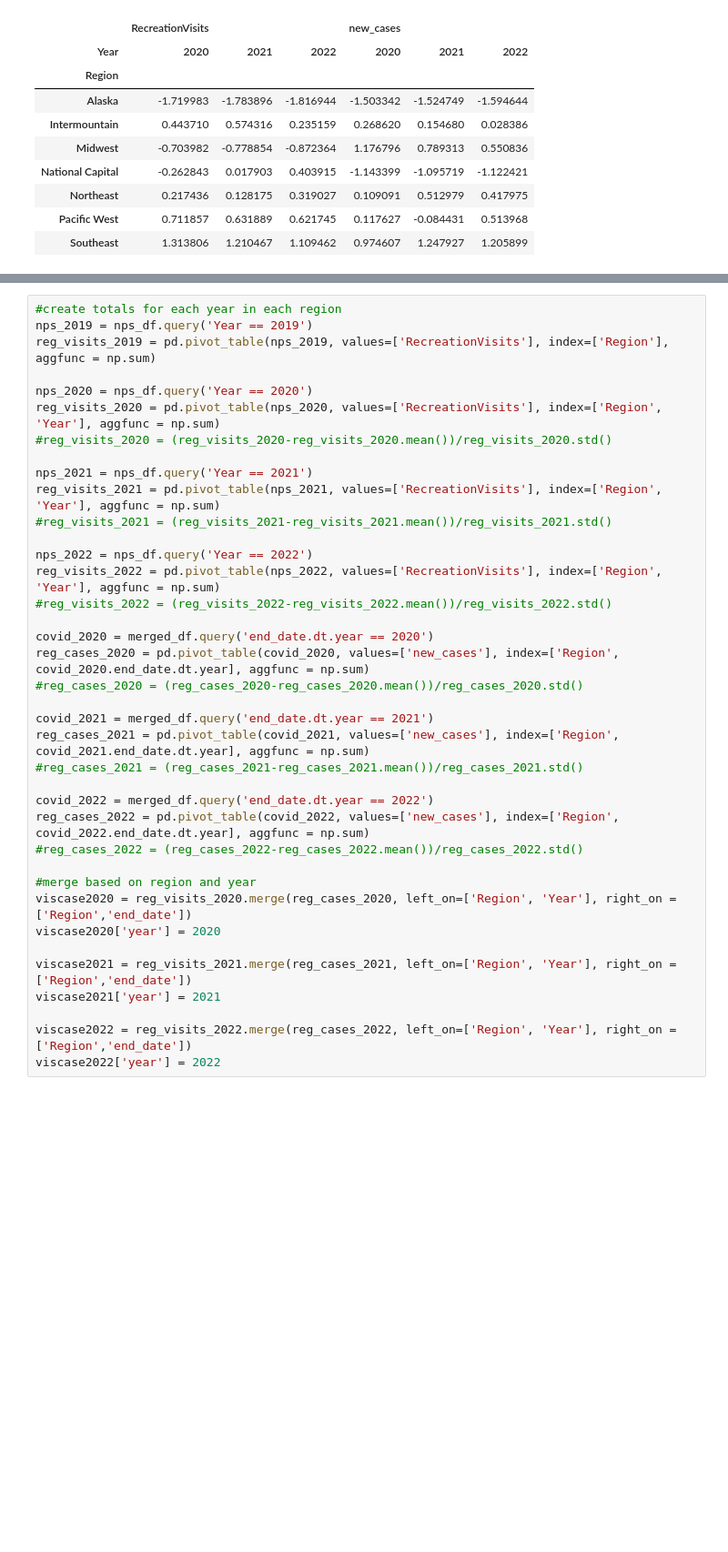
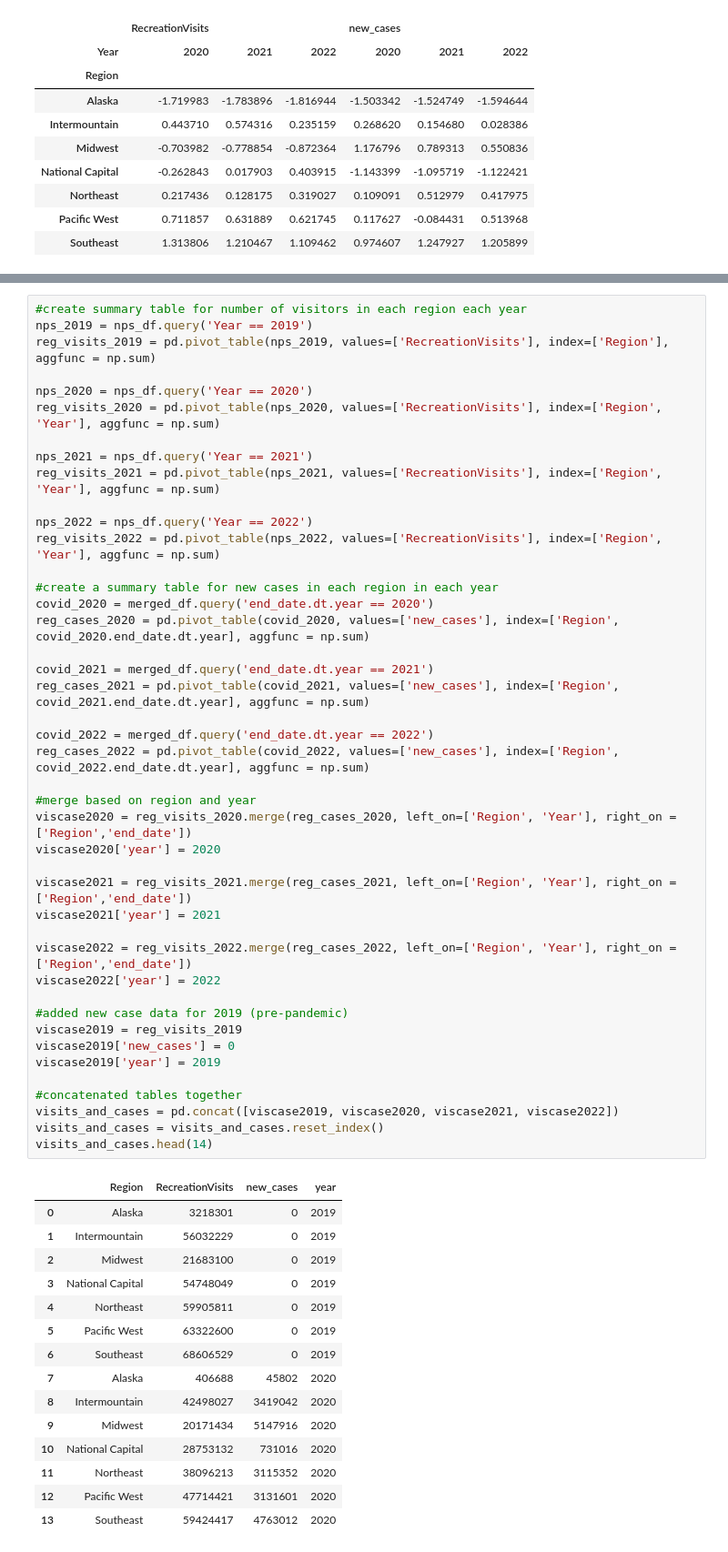
Before and after one commit to michaelzwartz/National-Parks-and-COVID, a Jupyter notebook: visual-joined.ipynb, the cells around one changed output, grey strips where cells are left out. Shown at 91% size. Saved outputs shown, nothing was run; the diff lists cells and outputs as text; blank space fills up the shorter version.

```diff
--- a/visual-joined.ipynb
+++ b/visual-joined.ipynb
@@ -81,38 +62,59 @@ merged_regional
 # %%
-#create totals for each year in each region
+#create summary table for number of visitors in each region each year
 nps_2019 = nps_df.query('Year == 2019')
 reg_visits_2019 = pd.pivot_table(nps_2019, values=['RecreationVisits'], index=['Region'], aggfunc = np.sum)
 
 nps_2020 = nps_df.query('Year == 2020')
 reg_visits_2020 = pd.pivot_table(nps_2020, values=['RecreationVisits'], index=['Region', 'Year'], aggfunc = np.sum)
-#reg_visits_2020 = (reg_visits_2020-reg_visits_2020.mean())/reg_visits_2020.std()
 
 nps_2021 = nps_df.query('Year == 2021')
 reg_visits_2021 = pd.pivot_table(nps_2021, values=['RecreationVisits'], index=['Region', 'Year'], aggfunc = np.sum)
-#reg_visits_2021 = (reg_visits_2021-reg_visits_2021.mean())/reg_visits_2021.std()
 
 nps_2022 = nps_df.query('Year == 2022')
 reg_visits_2022 = pd.pivot_table(nps_2022, values=['RecreationVisits'], index=['Region', 'Year'], aggfunc = np.sum)
-#reg_visits_2022 = (reg_visits_2022-reg_visits_2022.mean())/reg_visits_2022.std()
 
+#create a summary table for new cases in each region in each year
 covid_2020 = merged_df.query('end_date.dt.year == 2020')
 reg_cases_2020 = pd.pivot_table(covid_2020, values=['new_cases'], index=['Region', covid_2020.end_date.dt.year], aggfunc = np.sum)
-#reg_cases_2020 = (reg_cases_2020-reg_cases_2020.mean())/reg_cases_2020.std()
 
 covid_2021 = merged_df.query('end_date.dt.year == 2021')
 reg_cases_2021 = pd.pivot_table(covid_2021, values=['new_cases'], index=['Region', covid_2021.end_date.dt.year], aggfunc = np.sum)
-#reg_cases_2021 = (reg_cases_2021-reg_cases_2021.mean())/reg_cases_2021.std()
 
 covid_2022 = merged_df.query('end_date.dt.year == 2022')
 reg_cases_2022 = pd.pivot_table(covid_2022, values=['new_cases'], index=['Region', covid_2022.end_date.dt.year], aggfunc = np.sum)
-#reg_cases_2022 = (reg_cases_2022-reg_cases_2022.mean())/reg_cases_2022.std()
 
 #merge based on region and year
 viscase2020 = reg_visits_2020.merge(reg_cases_2020, left_on=['Region', 'Year'], right_on = ['Region','end_date'])
 viscase2020['year'] = 2020
 
 viscase2021 = reg_visits_2021.merge(reg_cases_2021, left_on=['Region', 'Year'], right_on = ['Region','end_date'])
 viscase2021['year'] = 2021
 
 viscase2022 = reg_visits_2022.merge(reg_cases_2022, left_on=['Region', 'Year'], right_on = ['Region','end_date'])
 viscase2022['year'] = 2022
+
+#added new case data for 2019 (pre-pandemic)
+viscase2019 = reg_visits_2019
+viscase2019['new_cases'] = 0
+viscase2019['year'] = 2019
+
+#concatenated tables together
+visits_and_cases = pd.concat([viscase2019, viscase2020, viscase2021, viscase2022])
+visits_and_cases = visits_and_cases.reset_index()
+visits_and_cases.head(14)
+# %% [output]
+|  | Region | RecreationVisits | new_cases | year |
+| 0 | Alaska | 3218301 | 0 | 2019 |
+| 1 | Intermountain | 56032229 | 0 | 2019 |
+| 2 | Midwest | 21683100 | 0 | 2019 |
+| 3 | National Capital | 54748049 | 0 | 2019 |
+| 4 | Northeast | 59905811 | 0 | 2019 |
+| 5 | Pacific West | 63322600 | 0 | 2019 |
+| 6 | Southeast | 68606529 | 0 | 2019 |
+| 7 | Alaska | 406688 | 45802 | 2020 |
+| 8 | Intermountain | 42498027 | 3419042 | 2020 |
+| 9 | Midwest | 20171434 | 5147916 | 2020 |
+| 10 | National Capital | 28753132 | 731016 | 2020 |
+| 11 | Northeast | 38096213 | 3115352 | 2020 |
+| 12 | Pacific West | 47714421 | 3131601 | 2020 |
+| 13 | Southeast | 59424417 | 4763012 | 2020 |
```
Also changed, not shown: parts of 7 cells of this notebook, 3 other files.
